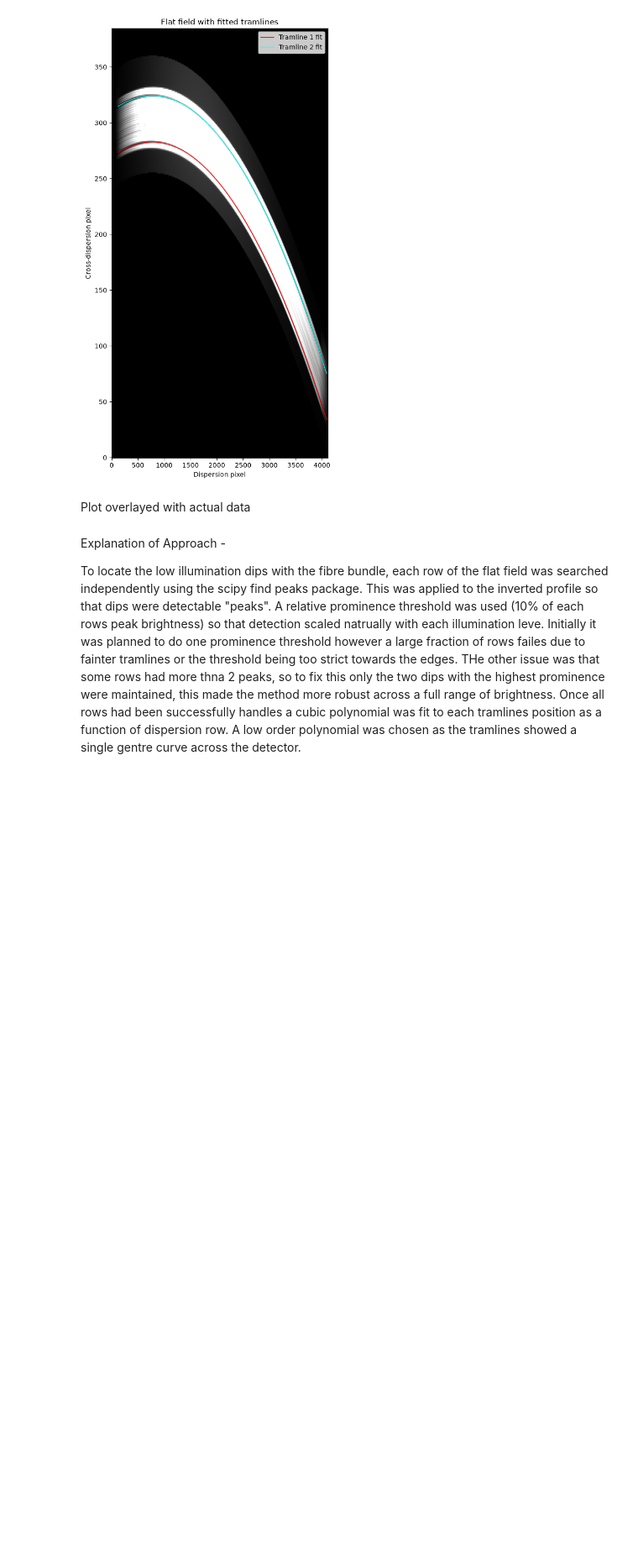
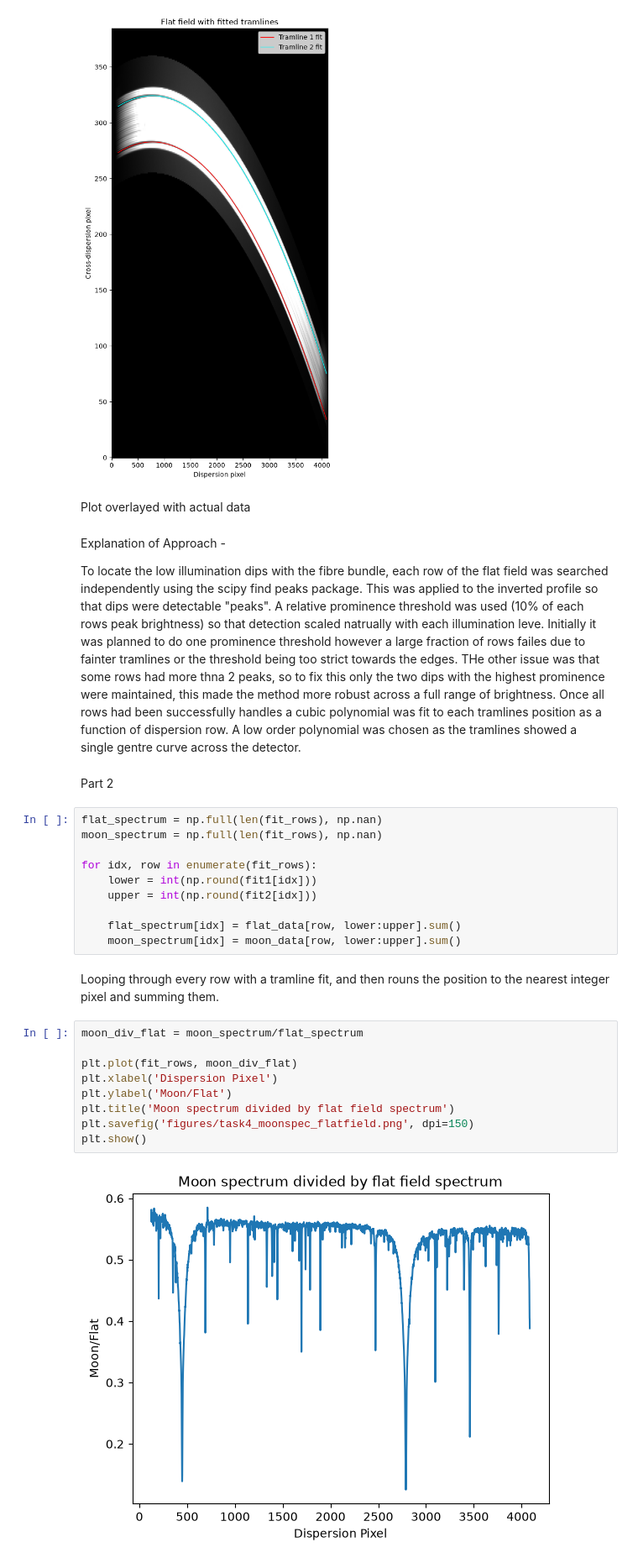
Before and after one commit to alannahfav/astro_comp_assignment2, a Jupyter notebook: Task4-Veloce.ipynb, the cells around one changed output. Shown at 84% size. Drawn from its saved outputs; the diff is of its cells as text; blank space fills up the shorter version.

```diff
--- a/Task4-Veloce.ipynb
+++ b/Task4-Veloce.ipynb
@@ -121,3 +122,28 @@ To locate the low illumination dips with the fibre bundle, each row of the flat
 A relative prominence threshold was used (10% of each rows peak brightness) so that detection scaled natrually with each illumination leve. Initially it was planned to do one prominence threshold however a large fraction of rows failes due to fainter tramlines or the threshold being too strict towards the edges.
 THe other issue was that some rows had more thna 2 peaks, so to fix this only the two dips with the highest prominence were maintained, this made the method more robust across a full range of brightness.
 Once all rows had been successfully handles a cubic polynomial was fit to each tramlines position as a function of dispersion row. A low order polynomial was chosen as the tramlines showed a single gentre curve across the detector.
+# %% [markdown]
+Part 2
+# %%
+flat_spectrum = np.full(len(fit_rows), np.nan)
+moon_spectrum = np.full(len(fit_rows), np.nan)
+
+for idx, row in enumerate(fit_rows):
+    lower = int(np.round(fit1[idx]))
+    upper = int(np.round(fit2[idx]))
+
+    flat_spectrum[idx] = flat_data[row, lower:upper].sum()
+    moon_spectrum[idx] = moon_data[row, lower:upper].sum()
+# %% [markdown]
+Looping through every row with a tramline fit, and then rouns the position to the nearest integer pixel and summing them.
+# %%
+moon_div_flat = moon_spectrum/flat_spectrum
+
+plt.plot(fit_rows, moon_div_flat)
+plt.xlabel('Dispersion Pixel')
+plt.ylabel('Moon/Flat')
+plt.title('Moon spectrum divided by flat field spectrum')
+plt.savefig('figures/task4_moonspec_flatfield.png', dpi=150)
+plt.show()
+# %% [output]
+[figure, added]
```
Also changed, not shown: parts of 5 cells of this notebook.
